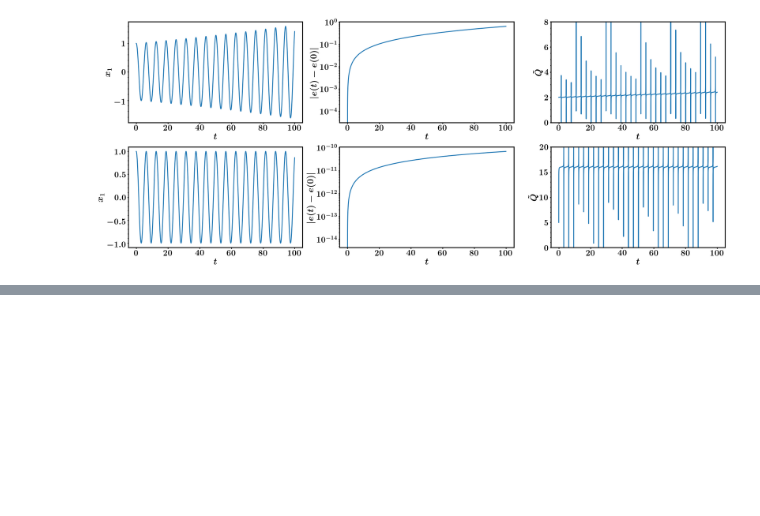
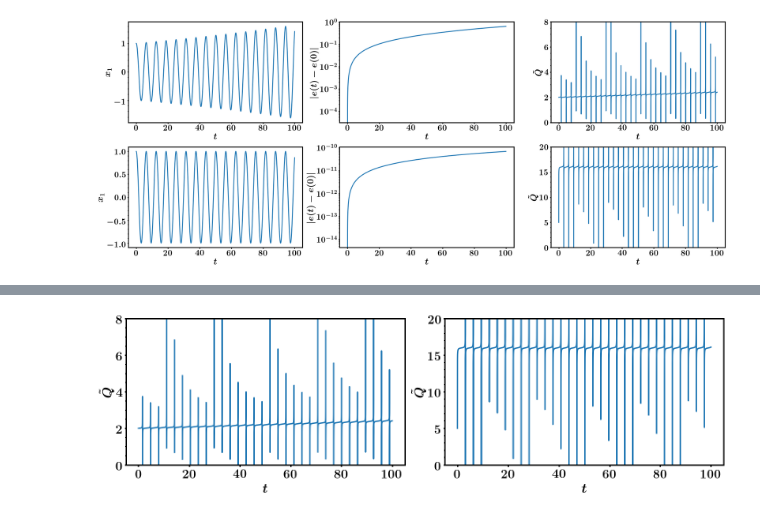
Before and after one commit to nahuelalmeira/diffeq, a Jupyter notebook: practicas/Tarea1/Tarea1.ipynb, the cells around one changed output, grey strips where cells are left out. Saved outputs shown, nothing was run; the diff lists cells and outputs as text; code cells hidden in the pictures; blank space fills up the shorter version.

```diff
--- a/practicas/Tarea1/Tarea1.ipynb
+++ b/practicas/Tarea1/Tarea1.ipynb
@@ -112,0 +172,27 @@ plt.show()
+# %%
+ncols = 2
+nrows = 1
+fig, axes = plt.subplots(figsize=(10*ncols, 6*nrows), ncols=ncols, nrows=nrows)
+
+for ax in axes.flatten():
+    ax.set_xlabel(r'$t$')
+
+for i, method in enumerate(methods):
+    time, x = data[method]
+    x1 = x[:,0]
+    e = energy(x)
+    Qtime, Q = Q_data[method]
+
+    ax = axes[i]
+    ax.set_ylabel(r'$\tilde{Q}$')
+    if method == 'euler':
+        ax.set_ylim(0, 8)
+    else:
+        ax.set_ylim(0, 20)
+    ax.plot(Qtime, Q)
+
+plt.tight_layout()
+plt.savefig('./informe/figures/orden.png')
+plt.show()
+# %% [output]
+[figure, added]
```
Also changed, not shown: parts of 15 cells of this notebook, 9 other files.
